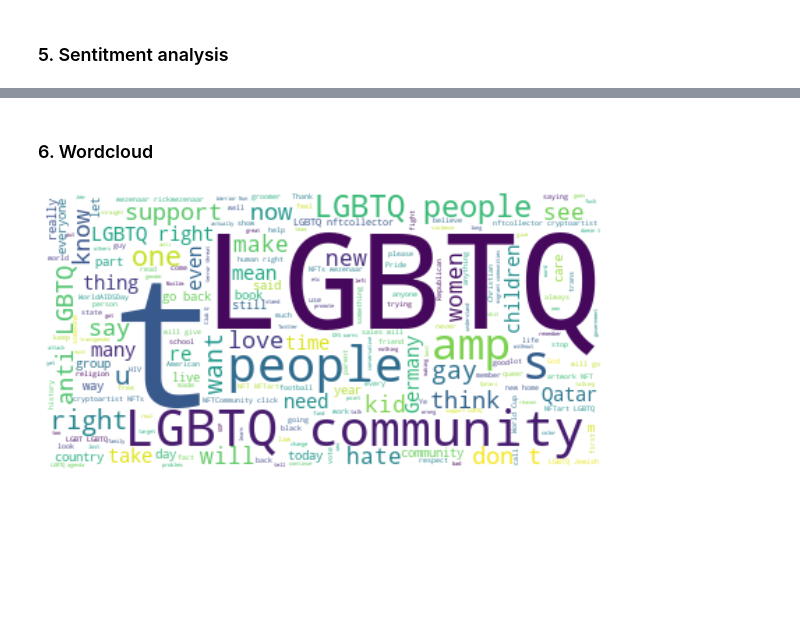
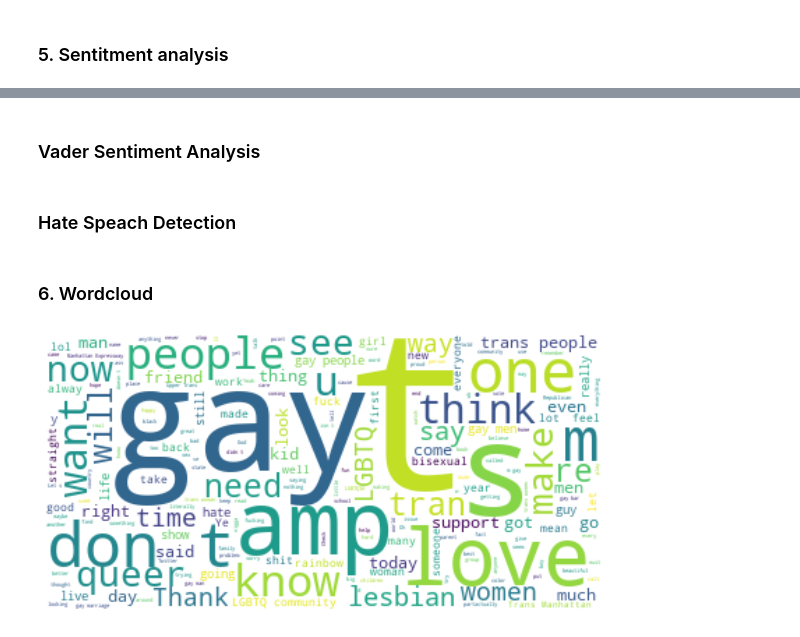
Before and after one commit to mdeppner/lgbtq-twitter-analysis, a Jupyter notebook: lgbtq_tweet_analysis.ipynb, the cells around one changed output, grey strips where cells are left out. Saved outputs shown, nothing was run; the diff lists cells and outputs as text; code cells hidden in the pictures; blank space fills up the shorter version.

```diff
--- a/lgbtq_tweet_analysis.ipynb
+++ b/lgbtq_tweet_analysis.ipynb
@@ -429,2 +523,10 @@ df['created_at'] = pd.to_datetime(df.created_at).dt.tz_localize(None)
+# %%
+# Add column 'processed_text' which contains the cleaned text with out links, user-references, hashtags etc.
+df_processed = df_processed.assign(processed_text=processed_text)
+# %%
+processed_no_emojis = [remove_emojis(text) for text in processed_text]
+# %%
+# Add column that contains the text of the tweet removed from all emojis and previous removal of links etc.
+df_processed = df_processed.assign(processed_text_no_emojis=processed_no_emojis)
 # %% [markdown]
 ### <a name="sentiment_analysis"></a> 5. Sentitment analysis
@@ -570,0 +657,2 @@ df_temp
+# %%
+tweets_text = df_processed['processed_text_no_emojis'].to_numpy()
@@ -571,20 +721,24 @@ df_temp
+# %% [markdown]
+### Vader Sentiment Analysis
+# %% [markdown]
+### Hate Speach Detection
 # %% [markdown]
 ### <a name="wordcloud"></a> 6. Wordcloud
 # %%
 # Create a list of word
-text= " ".join(tweet['text'] for index, tweet in df.iterrows())
+text= " ".join(tweets_text)
 
 # Create a stopword list
 stopwords = set(STOPWORDS)
 stopwords.update(["http", "https", "co"])
 
 # Create the wordcloud object
 wordcloud = WordCloud(stopwords=stopwords, background_color="white").generate(text)
 
 # Display the generated image (matplotlib way):
 plt.figure(figsize = (10, 15))
 plt.imshow(wordcloud, interpolation='bilinear')
 plt.axis("off")
 plt.show()
 # %% [output]
-[figure, old version]
+[figure, new version]
```
Also changed, not shown: parts of 38 cells of this notebook.
